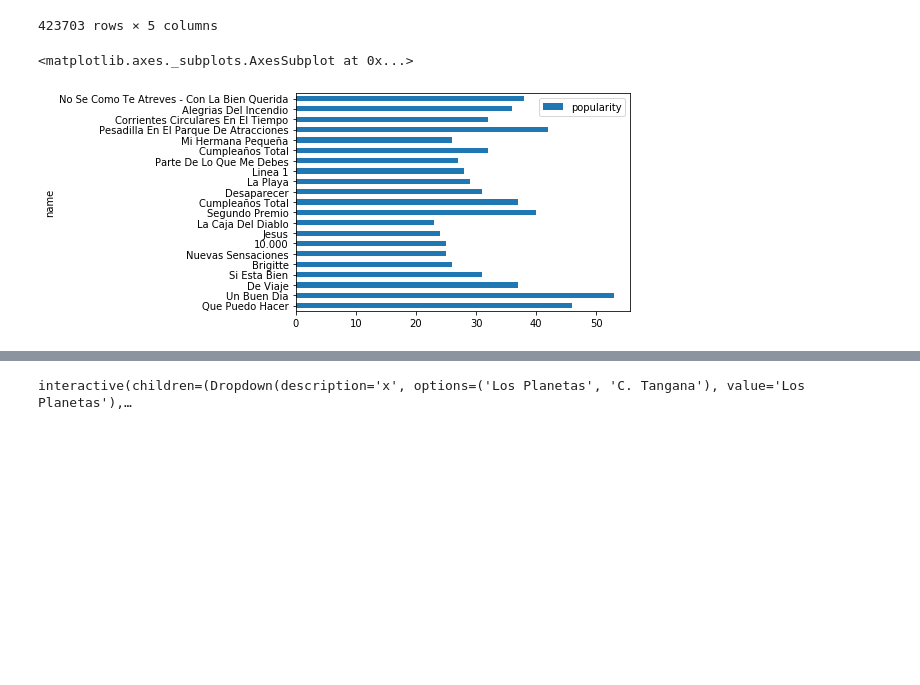
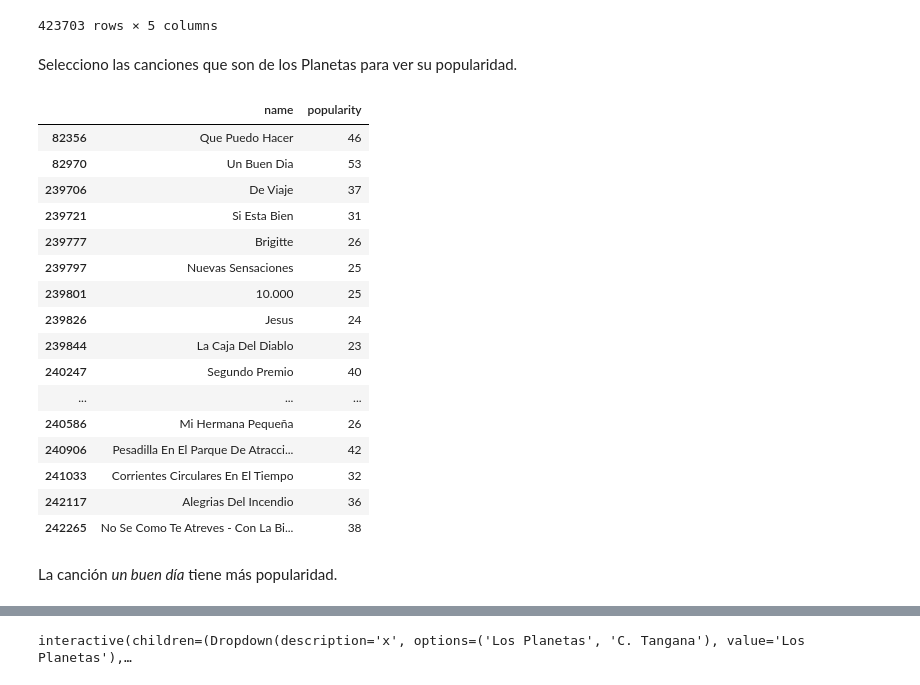
Before and after one commit to Wences91/estrategias_difusion_ca, a Jupyter notebook: analisis.ipynb, the cells around one changed output, grey strips where cells are left out. Drawn from its saved outputs; the diff is of its cells as text; code cells hidden in the pictures; blank space fills up the shorter version.

```diff
--- a/analisis.ipynb
+++ b/analisis.ipynb
@@ -28,9 +34,29 @@ df
 | 423701 | A Day At A Time | 58 | ['Gentle Bones', 'Clara Benin'] | 0.6150 | 0.000003 |
 | 423702 | Mar de Emociones | 38 | ['Afrosound'] | 0.7230 | 0.000000 |
 423703 rows × 5 columns
+# %% [markdown]
+Selecciono las canciones que son de los Planetas para ver su popularidad.
 # %%
-df[df['artists']=="['Los Planetas']"][['name','popularity']].plot.barh(x='name')
+los_planetas = df[df['artists']=="['Los Planetas']"][['name','popularity']]
+los_planetas
 # %% [output]
-<matplotlib.axes._subplots.AxesSubplot at 0x...>
-[figure, removed]
+|  | name | popularity |
+| 82356 | Que Puedo Hacer | 46 |
+| 82970 | Un Buen Dia | 53 |
+| 239706 | De Viaje | 37 |
+| 239721 | Si Esta Bien | 31 |
+| 239777 | Brigitte | 26 |
+| 239797 | Nuevas Sensaciones | 25 |
+| 239801 | 10.000 | 25 |
+| 239826 | Jesus | 24 |
+| 239844 | La Caja Del Diablo | 23 |
+| 240247 | Segundo Premio | 40 |
+| ... | ... | ... |
+| 240586 | Mi Hermana Pequeña | 26 |
+| 240906 | Pesadilla En El Parque De Atracci... | 42 |
+| 241033 | Corrientes Circulares En El Tiempo | 32 |
+| 242117 | Alegrias Del Incendio | 36 |
+| 242265 | No Se Como Te Atreves - Con La Bi... | 38 |
+# %% [markdown]
+La canción *un buen día* tiene más popularidad.
 # %%
```
Also changed, not shown: parts of 5 cells of this notebook.
